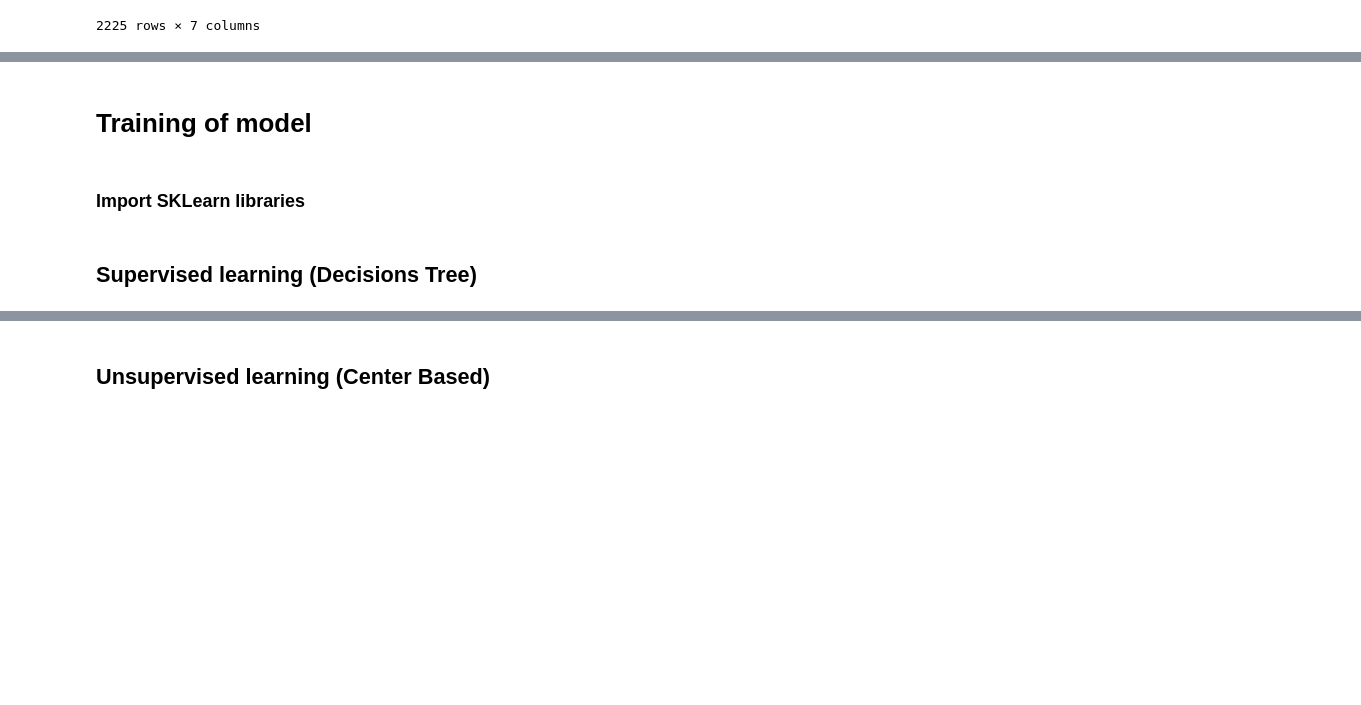
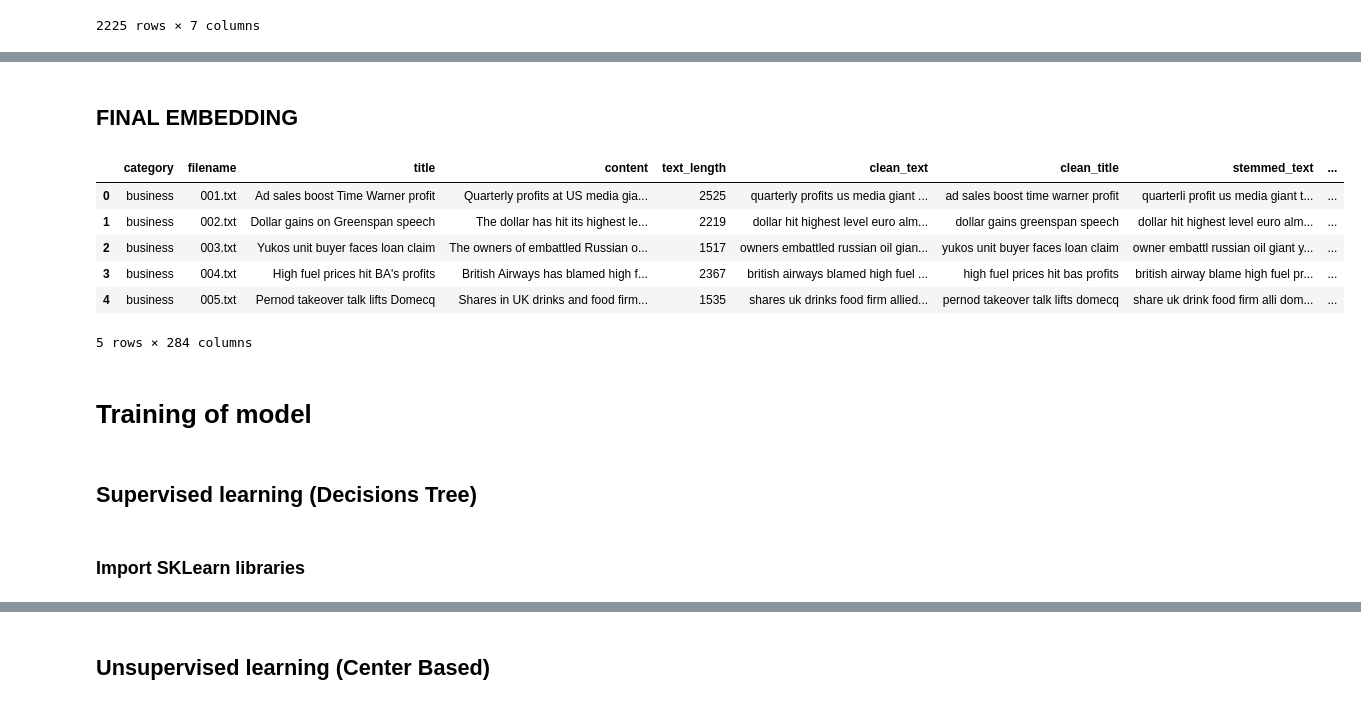
Before and after one commit to NachoCor2007/babc-ia-tp2, a Jupyter notebook: tp2_dataset_analysis_Alimena_Ballesteros_Borda_Correa.ipynb, the cells around one changed output, grey strips where cells are left out. Saved outputs shown, nothing was run; the diff lists cells and outputs as text; code cells hidden in the pictures; blank space fills up the shorter version.

```diff
--- a/tp2_dataset_analysis_Alimena_Ballesteros_Borda_Correa.ipynb
+++ b/tp2_dataset_analysis_Alimena_Ballesteros_Borda_Correa.ipynb
@@ -202,0 +375,17 @@ df
+# %%
+# Comparar la cantidad de entradas entre embedded_concat_text y filtered_embedding
+def compare_embedding_sizes(df):
+    # Calcular la cantidad de palabras en cada embedding
+    df["embedded_size"] = df["embedded_concat_text"].apply(len)
+    df["filtered_size"] = df["filtered_embedding"].apply(len)
+
+    # Calcular la diferencia entre ambas
+    df["embedding_difference"] = df["embedded_size"] - df["filtered_size"]
+
+    return df
+
+# Aplicar la función al DataFrame
+df = compare_embedding_sizes(df)
+
+# Mostrar las primeras filas para verificar
+df[["embedded_size", "filtered_size", "embedding_difference"]].head()
@@ -203,9 +399,27 @@ df
+# %% [markdown]
+## FINAL EMBEDDING
+# %%
+# Expandir los embeddings en 267 columnas
+filtered_words = list(df["filtered_embedding"].iloc[0].keys())  # Obtener las palabras filtradas
+for word in filtered_words:
+    df[word] = df["filtered_embedding"].apply(lambda x: x.get(word, 0))
+
+# Verificar las primeras filas
+df.head()
+# %% [output]
+|  | category | filename | title | content | text_length | clean_text | clean_title | stemmed_text | ... |
+| 0 | business | 001.txt | Ad sales boost Time Warner profit | Quarterly profits at US media gia... | 2525 | quarterly profits us media giant ... | ad sales boost time warner profit | quarterli profit us media giant t... | ... |
+| 1 | business | 002.txt | Dollar gains on Greenspan speech | The dollar has hit its highest le... | 2219 | dollar hit highest level euro alm... | dollar gains greenspan speech | dollar hit highest level euro alm... | ... |
+| 2 | business | 003.txt | Yukos unit buyer faces loan claim | The owners of embattled Russian o... | 1517 | owners embattled russian oil gian... | yukos unit buyer faces loan claim | owner embattl russian oil giant y... | ... |
+| 3 | business | 004.txt | High fuel prices hit BA's profits | British Airways has blamed high f... | 2367 | british airways blamed high fuel ... | high fuel prices hit bas profits | british airway blame high fuel pr... | ... |
+| 4 | business | 005.txt | Pernod takeover talk lifts Domecq | Shares in UK drinks and food firm... | 1535 | shares uk drinks food firm allied... | pernod takeover talk lifts domecq | share uk drink food firm alli dom... | ... |
+5 rows × 284 columns
 # %% [markdown]
 # Training of model
+# %% [markdown]
+## Supervised learning (Decisions Tree)
 # %% [markdown]
 ### Import SKLearn libraries
 # %%
 from sklearn.tree import DecisionTreeClassifier
 from sklearn.model_selection import train_test_split
-# %% [markdown]
-## Supervised learning (Decisions Tree)
```
Also changed, not shown: parts of 21 cells of this notebook.
